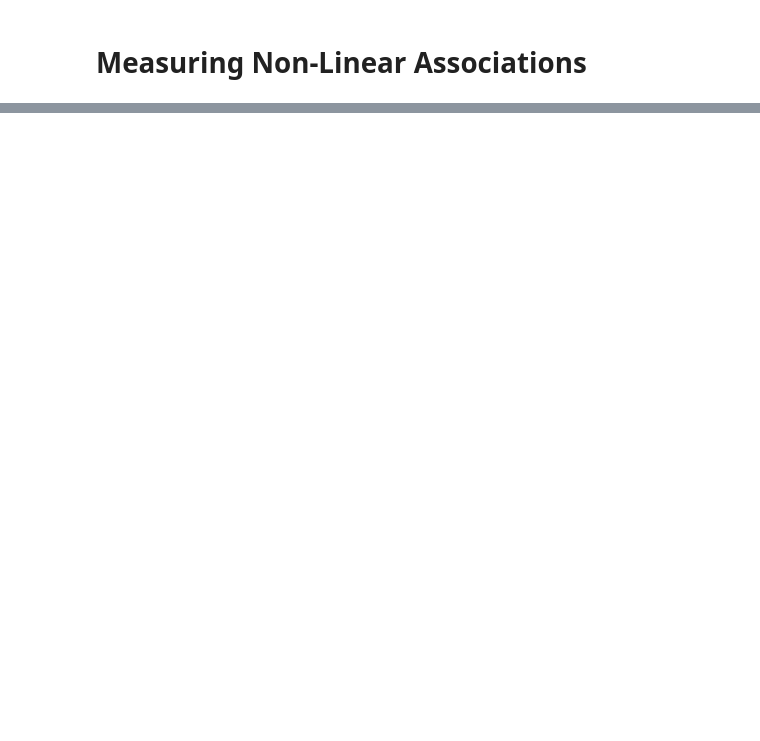
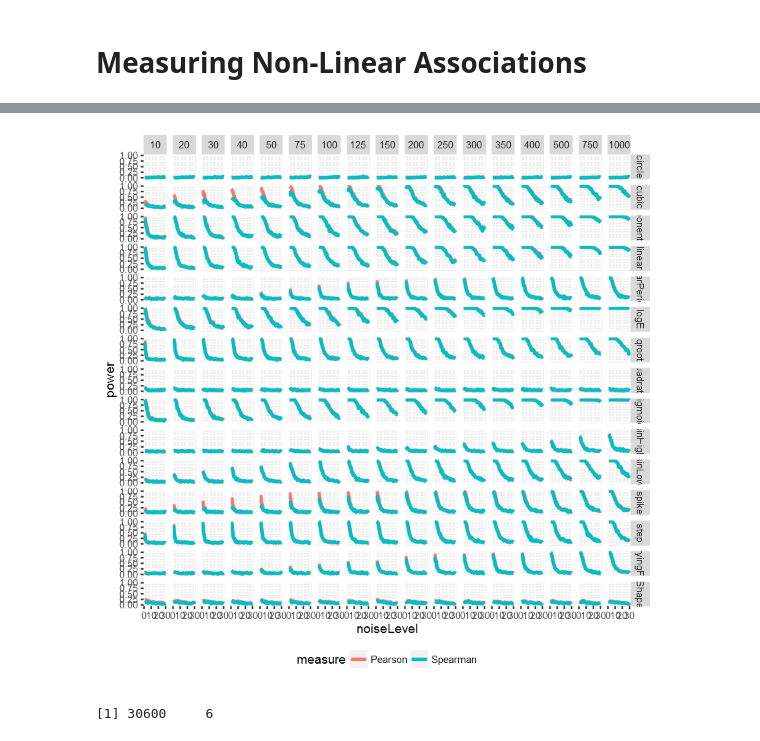
Before and after one commit to fjro/mnla, a Jupyter notebook: notebooks/mnla.ipynb, the cells around one changed output, grey strips where cells are left out. Saved outputs shown, nothing was run; the diff lists cells and outputs as text; code cells hidden in the pictures; blank space fills up the shorter version.

```diff
--- a/notebooks/mnla.ipynb
+++ b/notebooks/mnla.ipynb
@@ -6,0 +177,7 @@ hist(runif(10))
+# %%
+ggplot(powerResults[powerResults$Distribution == "Uniform",], aes(noiseLevel, power, colour=measure)) +
+  geom_line(size=1.1) +
+  facet_grid(Function~n)+
+  theme(legend.position="bottom")
+# %% [output]
+[figure, added]
@@ -6,0 +187,4 @@ hist(runif(10))
+# %%
+dim(powerResults)
+# %% [output]
+[1] 30600     6
```
Also changed, not shown: parts of 15 cells of this notebook, 1 other file.
